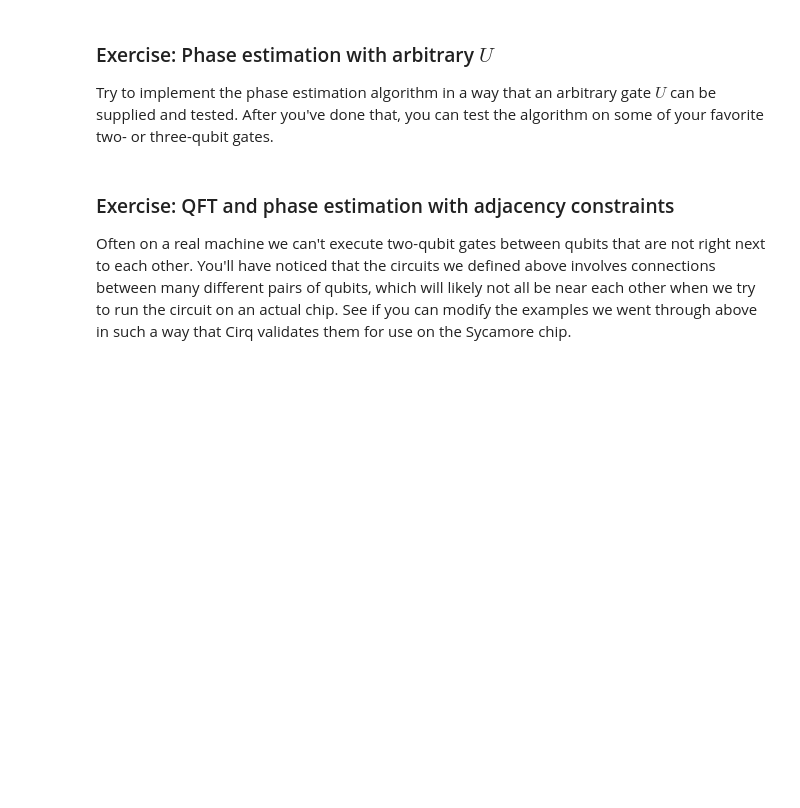
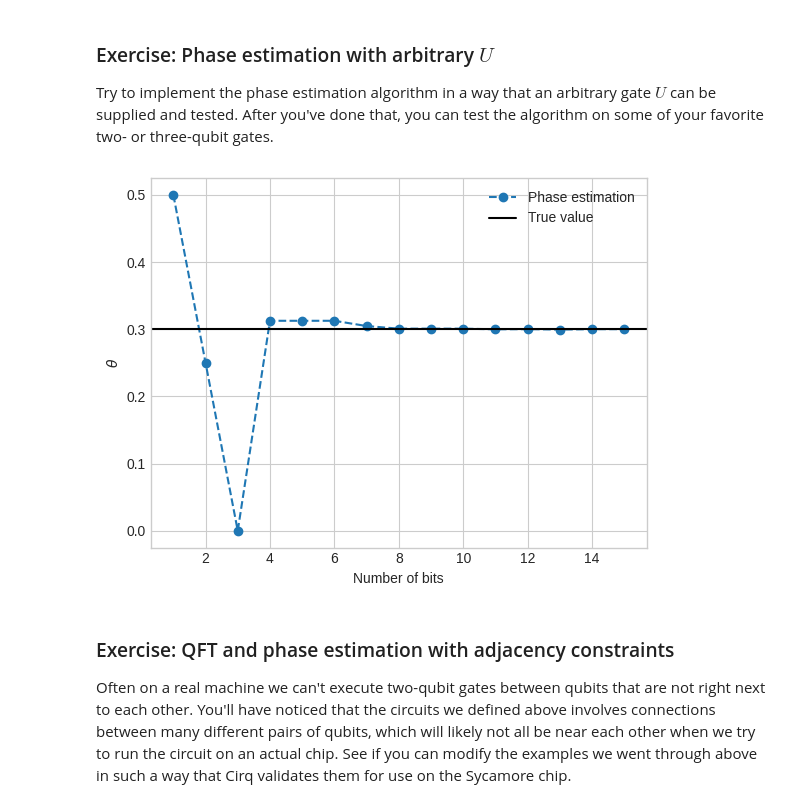
Before and after one commit to codrut3/Cirq, a Jupyter notebook: docs/experiments/textbook_algorithms.ipynb, the cells around one changed output. Cells and saved outputs as stored; diff of their text form; code cells hidden in the pictures; blank space fills up the shorter version.

```diff
--- a/docs/experiments/textbook_algorithms.ipynb
+++ b/docs/experiments/textbook_algorithms.ipynb
@@ -565,11 +575,11 @@ Try to implement the phase estimation algorithm in a way that an arbitrary gate
 # %%
 from typing import List
 
-def phase_estimation(U: cirq.Gate, n_bits: int, prepare_eigenstate_gate: cirq.Gate, n_reps=10):
+def phase_estimation_U(U: cirq.Gate, n_bits: int, prepare_eigenstate_gate: cirq.Gate, n_reps=10):
     # Define qubit registers.
     qubits = cirq.LineQubit.range(n_bits)
     m = U.num_qubits()
-    eigenvector = cirq.LineQubit.range(m)
+    eigenvector = cirq.LineQubit.range(n_bits, n_bits + m)
 
     # Start with Hadamards on every qubit.
     phase_estimator = cirq.Circuit(cirq.H.on_each(*qubits))
@@ -595,6 +605,35 @@ def phase_estimation(U: cirq.Gate, n_bits: int, prepare_eigenstate_gate: cirq.Ga
     phase_estimates = np.sum(2**np.arange(n_bits)*result.measurements['m'], axis=1)/2**n_bits
 
     return phase_estimates
+# %%
+"""Analyze convergence vs n_bits."""
+# Set the value of theta. Try different values.
+theta = 0.3
+
+max_nvals = 16
+nvals = np.arange(1, max_nvals, step=1)
+
+# Define the unitary U.
+U = cirq.CZ ** (2 * theta)
+# cirq.XX shits |00> to |11> which has eigenvalue e^{2\pi i\theta}
+
+# Get the estimates at each value of n.
+estimates = []
+for n in nvals:
+    estimate = phase_estimation_U(U, n_bits=n, prepare_eigenstate_gate=cirq.XX, n_reps=1)[0]
+    estimates.append(estimate)
+# %%
+"""Plot the results."""
+plt.style.use("seaborn-v0_8-whitegrid")
+
+plt.plot(nvals, estimates, "--o", label="Phase estimation")
+plt.axhline(theta, label="True value", color="black")
+
+plt.legend()
+plt.xlabel("Number of bits")
+plt.ylabel(r"$\theta$");
+# %% [output]
+[figure, added]
 # %% [markdown]
 ### Exercise: QFT and phase estimation with adjacency constraints
 
```
Also changed, not shown: parts of 1 cell of this notebook.
